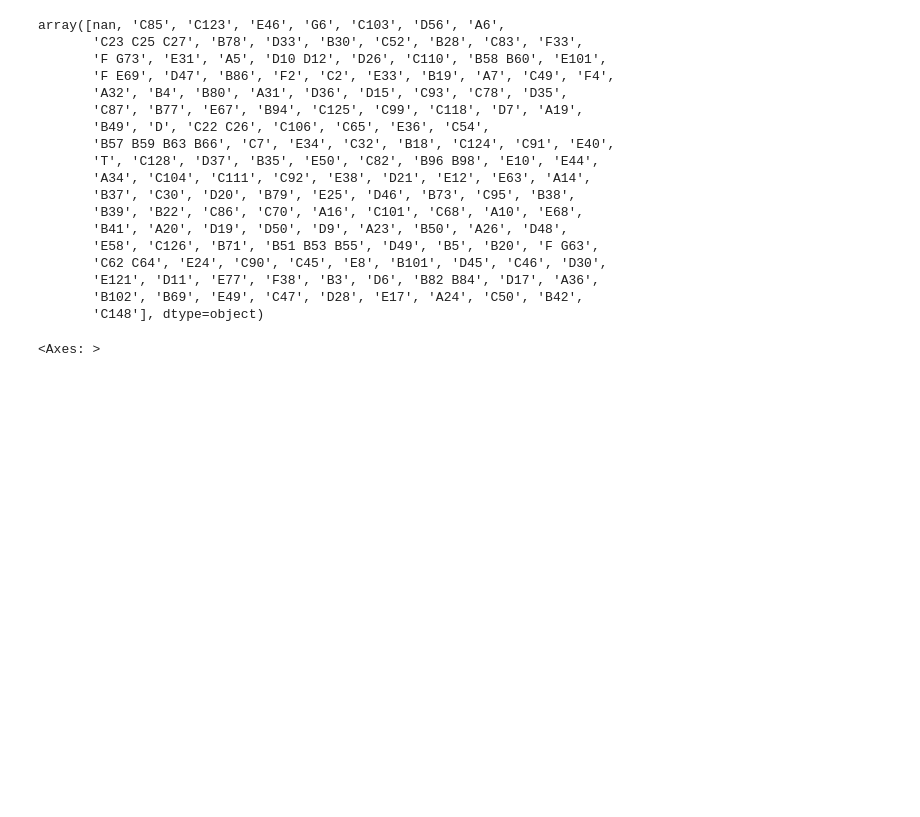
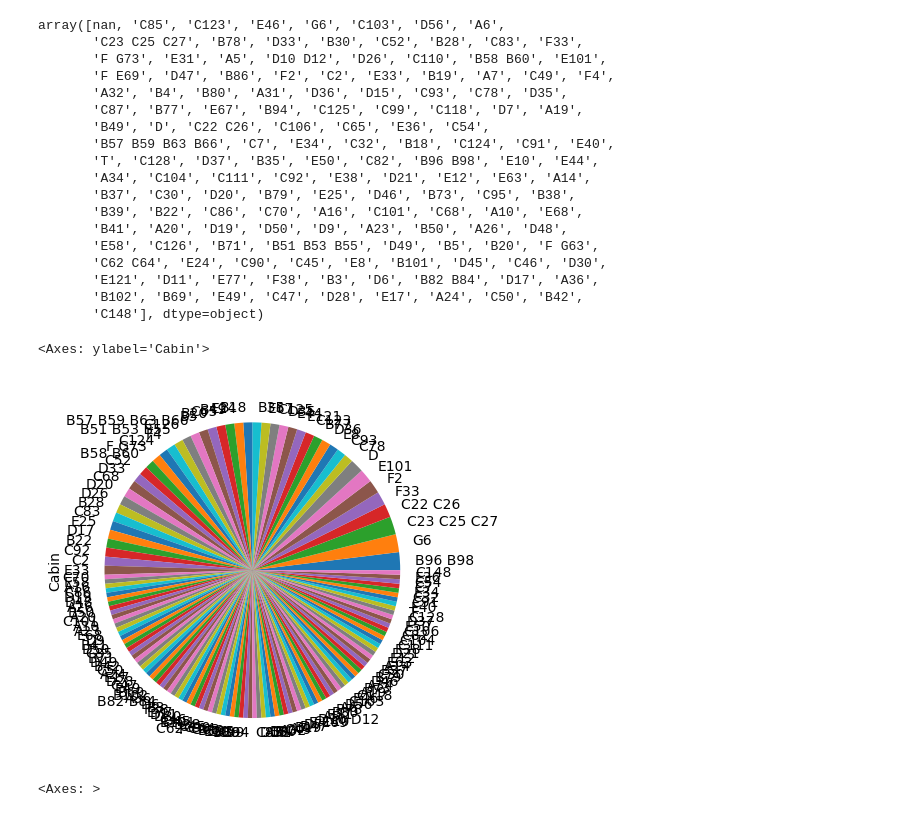
Before and after one commit to GhosTHaise/ml-titanic, a Jupyter notebook: EDA.ipynb, the cells around one changed output. Drawn from its saved outputs; the diff is of its cells as text; code cells hidden in the pictures; blank space fills up the shorter version.

```diff
--- a/EDA.ipynb
+++ b/EDA.ipynb
@@ -180,6 +179,11 @@ array([nan, 'C85', 'C123', 'E46', 'G6', 'C103', 'D56', 'A6',
        'E121', 'D11', 'E77', 'F38', 'B3', 'D6', 'B82 B84', 'D17', 'A36',
        'B102', 'B69', 'E49', 'C47', 'D28', 'E17', 'A24', 'C50', 'B42',
        'C148'], dtype=object)
+# %%
+df["Cabin"].value_counts().plot.pie()
+# %% [output]
+<Axes: ylabel='Cabin'>
+[figure, added]
 # %%
 df = df[df.columns[df.isna().sum() / df.shape[0]  < 0.7]]
 # %%
```
Also changed, not shown: parts of 14 cells of this notebook.
